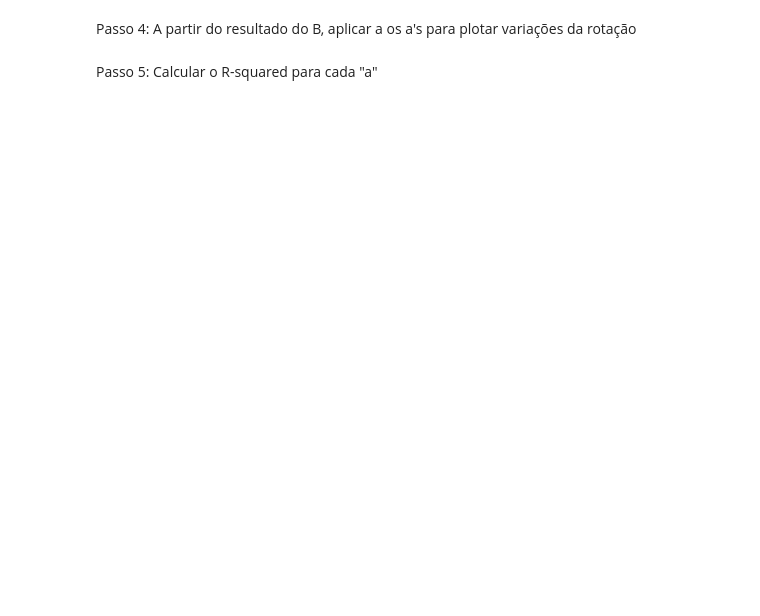
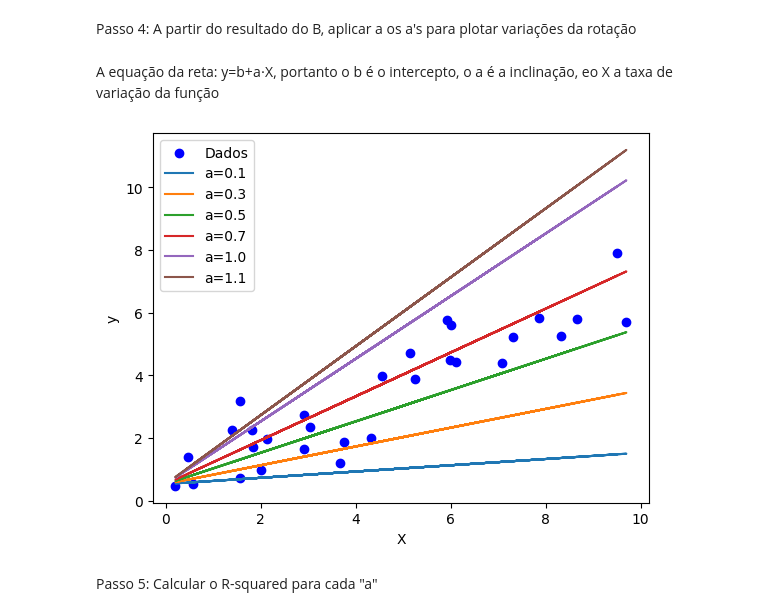
Before and after one commit to AguiarCamile/Trabalhos_IA, a Jupyter notebook: Atividade_2_1.ipynb, the cells around one changed output. Cells and saved outputs as stored; diff of their text form; code cells hidden in the pictures; blank space fills up the shorter version.

```diff
--- a/Atividade_2_1.ipynb
+++ b/Atividade_2_1.ipynb
@@ -304,4 +312,22 @@ Notes:
 # %% [markdown]
 Passo 4: A partir do resultado do B, aplicar a os a's para plotar variações da rotação
+# %% [markdown]
+A equação da reta: y=b+a⋅X, portanto o b é o intercepto, o a é a inclinação, eo X a taxa de variação da função
+# %%
+a_list = [0.1, 0.3, 0.5, 0.7, 1.0, 1.1]  # Seis valores diferentes para a; o correto é 0.64
+b = modelo.intercept_[0]  # Usar o intercepto obtido
+
+plt.scatter(X, y, color='blue', label='Dados')
+
+for a in a_list:
+    y_var = b + a * X
+    plt.plot(X, y_var, label=f'a={a}')
+
+plt.xlabel('X')
+plt.ylabel('y')
+plt.legend()
+plt.show()
+# %% [output]
+[figure, added]
 # %% [markdown]
 Passo 5: Calcular o R-squared para cada "a"
```
Also changed, not shown: parts of 12 cells of this notebook.
